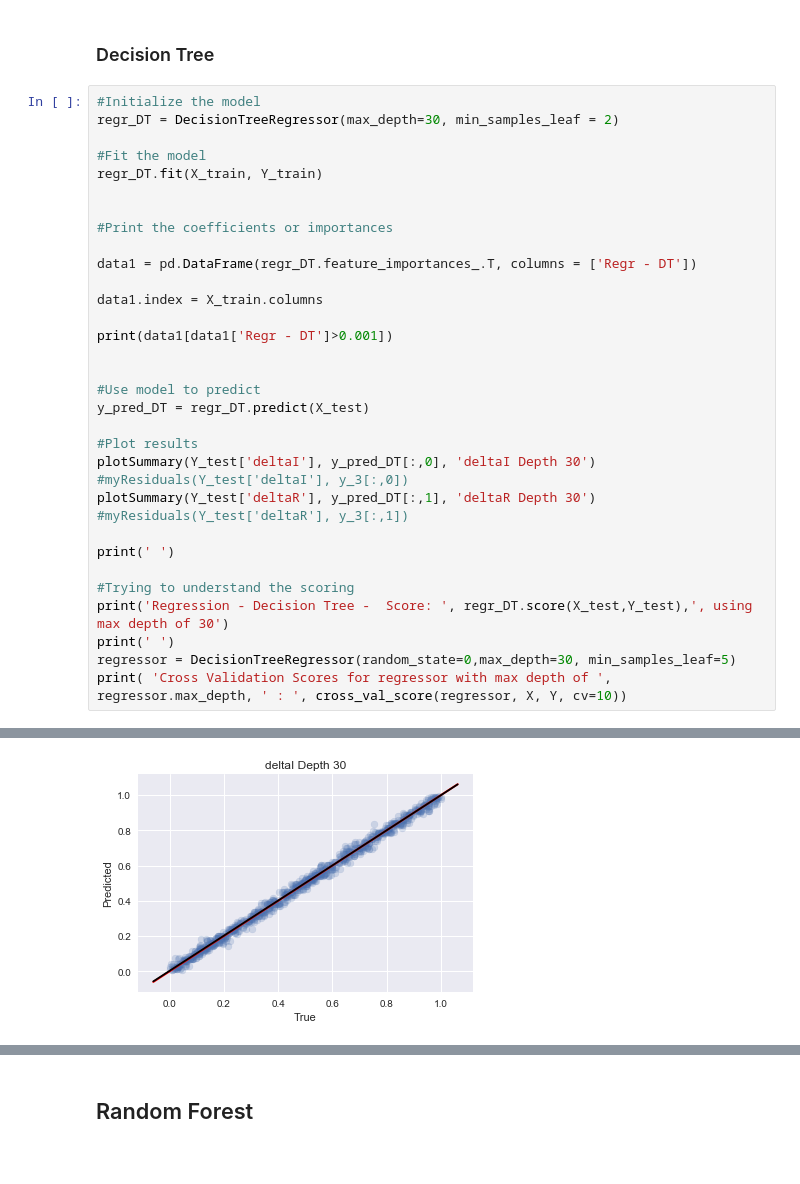
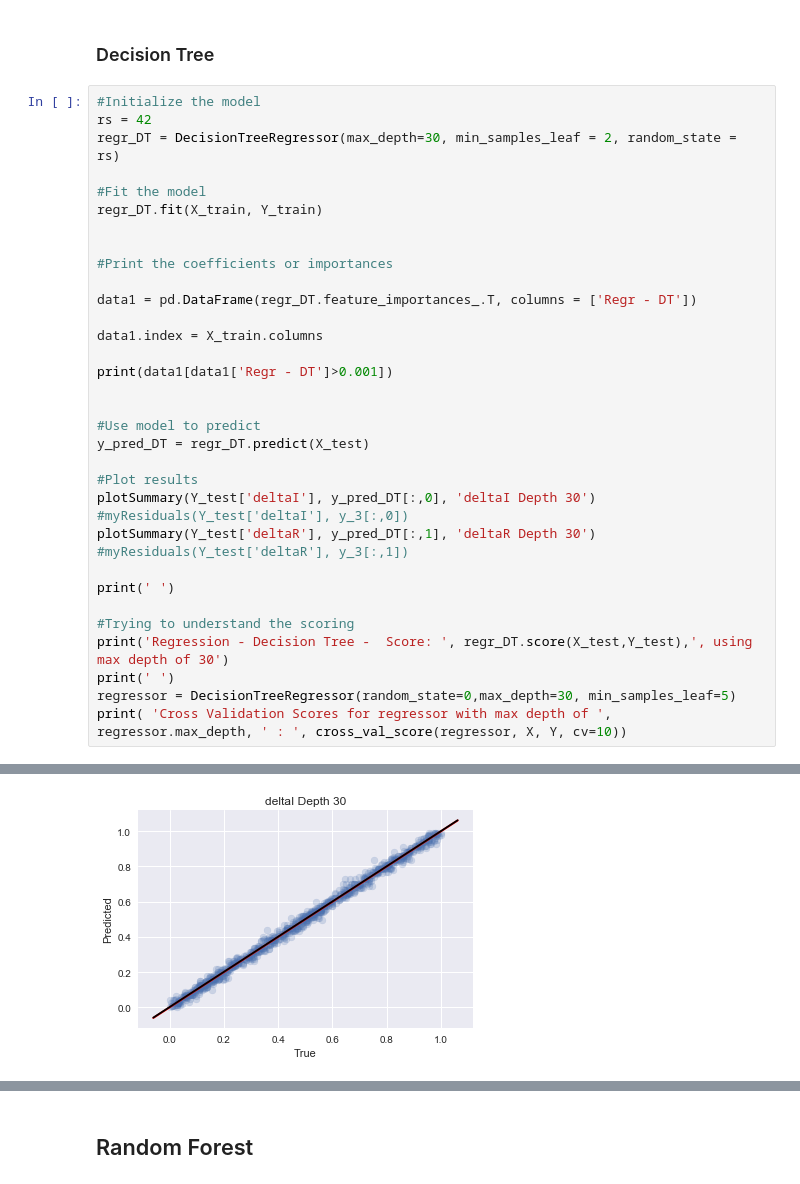
Before and after one commit to Lcollins91/DS_ResearchProject_ND, a Jupyter notebook: Hexagon_Spec_Models_v2.ipynb, the cells around one changed output, grey strips where cells are left out. Cells and saved outputs as stored; diff of their text form.

```diff
--- a/Hexagon_Spec_Models_v2.ipynb
+++ b/Hexagon_Spec_Models_v2.ipynb
@@ -167,7 +167,8 @@ Residual is this percent of predict range 0.219 %
 ### Decision Tree
 # %%
 #Initialize the model
-regr_DT = DecisionTreeRegressor(max_depth=30, min_samples_leaf = 2)
+rs = 42
+regr_DT = DecisionTreeRegressor(max_depth=30, min_samples_leaf = 2, random_state = rs)
 
 #Fit the model
 regr_DT.fit(X_train, Y_train)
@@ -216,7 +217,7 @@ Regression - Decision Tree -  Score:  0.9970539285207151 , using max depth of 30
 
 Cross Validation Scores for regressor with max depth of  30  :  [0.98719928 0.99666833 0.9952409  0.99659114 0.99627239 0.98855828
  0.9919866  0.99670963 0.99608402 0.99581058]
-[figure, old version]
+[figure, new version]
 [figure]
 # %% [markdown]
 ## Random Forest
```
Also changed, not shown: parts of 2 cells of this notebook, 2 other files.
